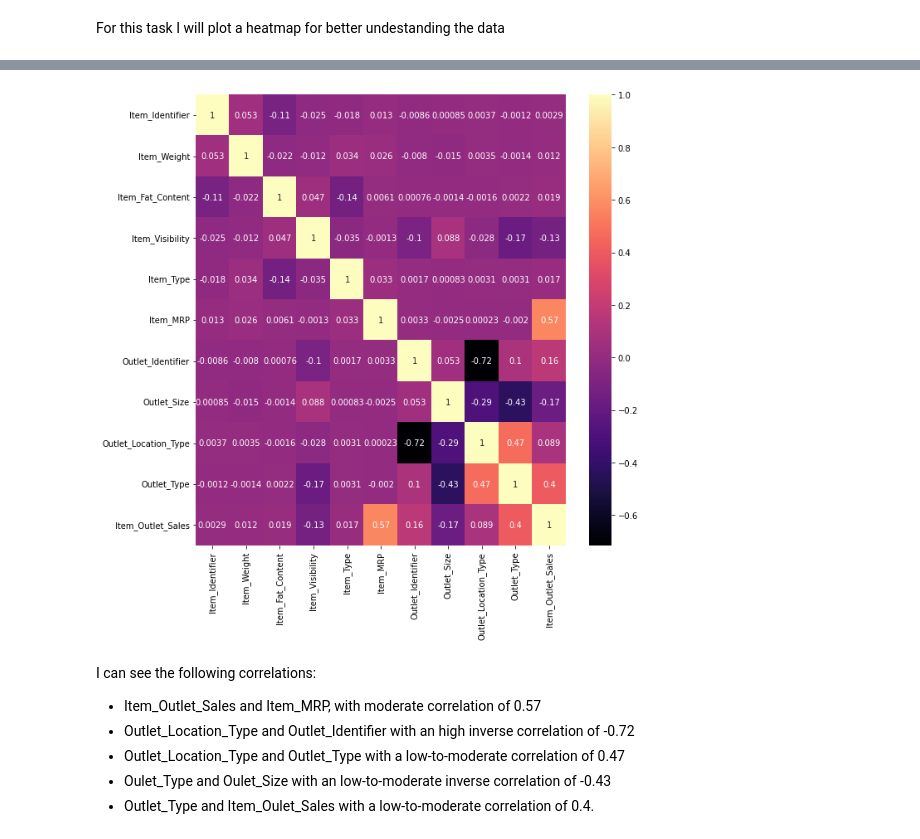
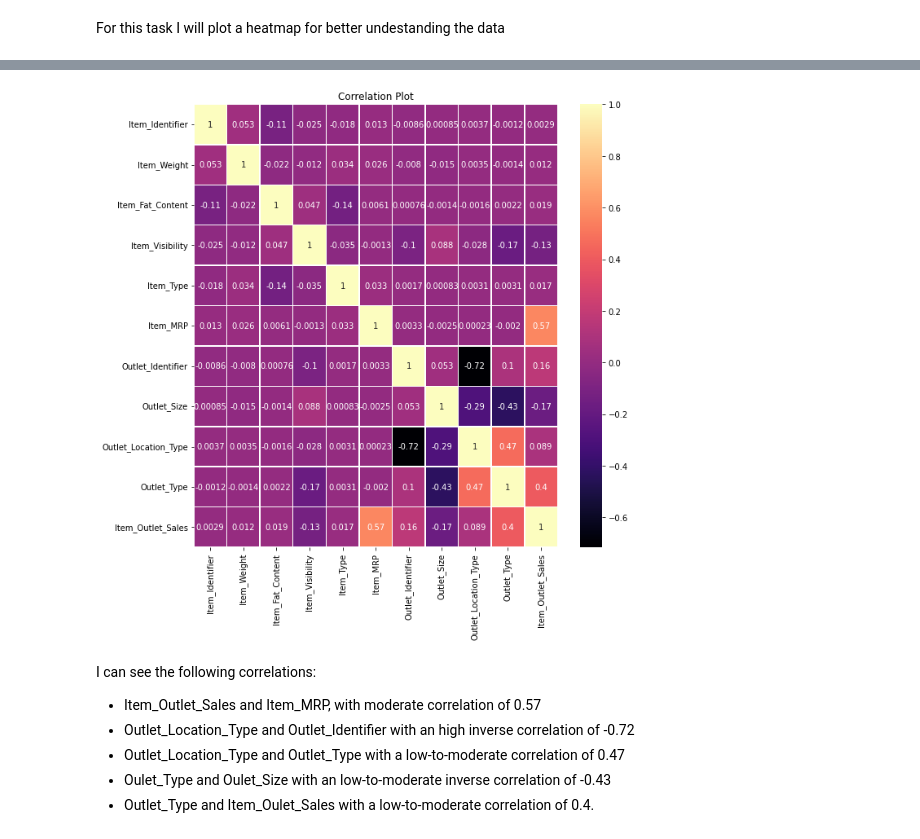
Before and after one commit to diazid/sales-predictions, a Jupyter notebook: sales_prediction.ipynb, the cells around one changed output, grey strips where cells are left out. Cells and saved outputs as stored; diff of their text form; code cells hidden in the pictures.

Commit message:
Added some graphs Analysis

```diff
--- a/sales_prediction.ipynb
+++ b/sales_prediction.ipynb
@@ -652,13 +600,15 @@ corr = df_cat.corr()
 # %%
 fig, ax = plt.subplots(figsize=(10, 10))
 sns.heatmap(corr,
             cmap = 'magma',
             annot = True,
+            linewidth=.5,
             ax = ax)
 
+plt.title('Correlation Plot')
 plt.show()
 # %% [output]
-[figure, old version]
+[figure, new version]
 # %% [markdown]
 I can see the following correlations:
 
```
Also changed, not shown: parts of 19 cells of this notebook.
